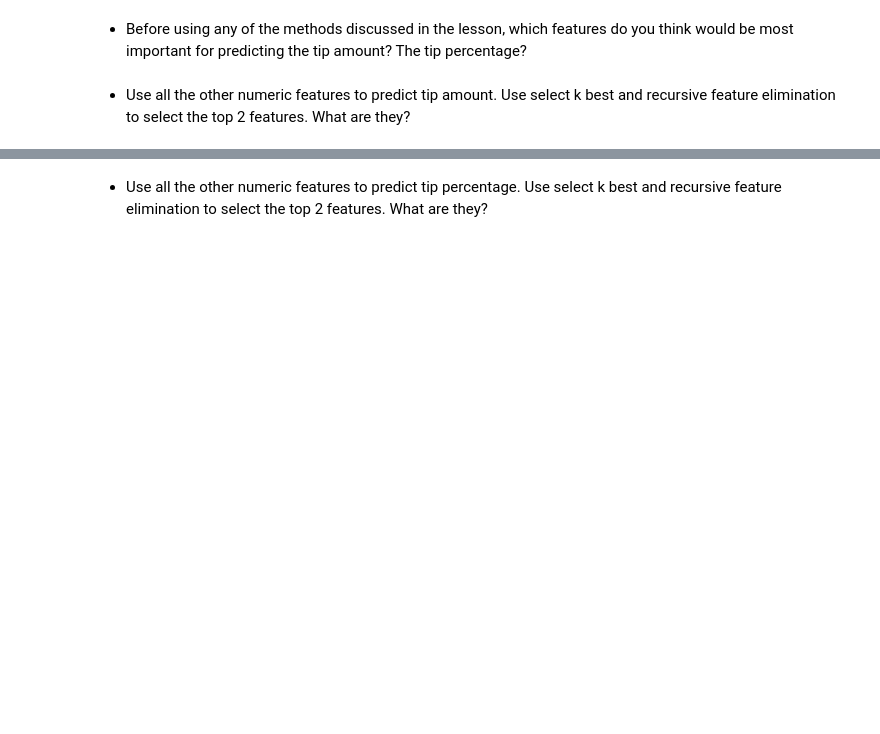
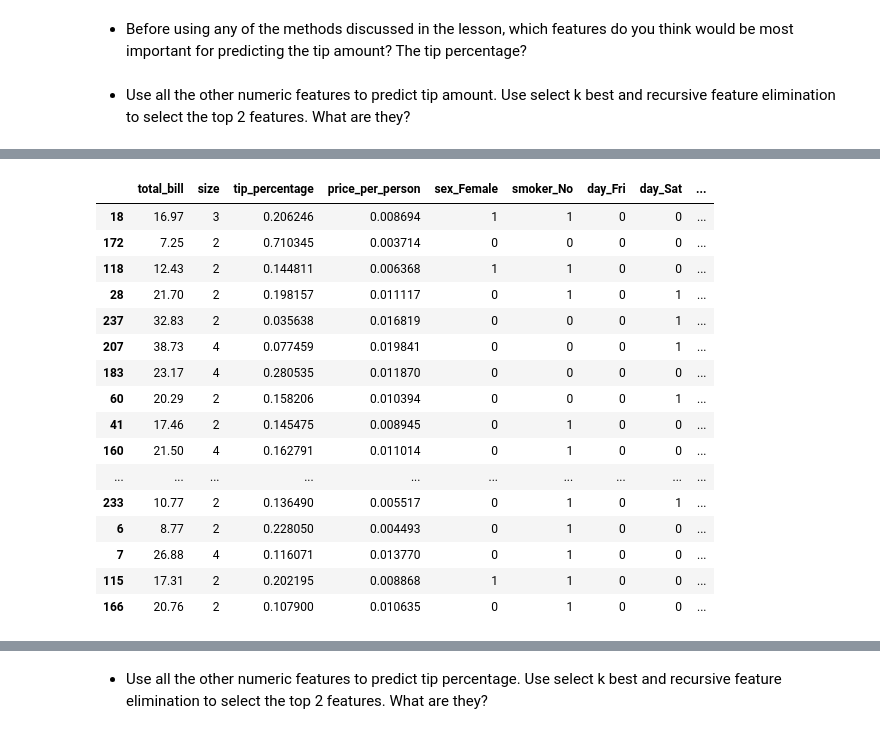
Before and after one commit to Ken-Alviola/regression-exercises, a Jupyter notebook: feature_engineering.ipynb, the cells around one changed output, grey strips where cells are left out. Cells and saved outputs as stored; diff of their text form; code cells hidden in the pictures; blank space fills up the shorter version.

```diff
--- a/feature_engineering.ipynb
+++ b/feature_engineering.ipynb
@@ -17,2 +39,5 @@ Do your work for this exercise in a jupyter notebook named feature_engineering w
 # %% [markdown]
  - Create a column named price_per_person. This should be the total bill divided by the party size.
+# %%
+tips['price_per_person'] = tips.total_bill / tips.size
+tips.head()
@@ -21,2 +55,39 @@ Do your work for this exercise in a jupyter notebook named feature_engineering w
 # %% [markdown]
  - Use all the other numeric features to predict tip amount. Use select k best and recursive feature elimination to    select the top 2 features. What are they?
+# %%
+from sklearn.model_selection import train_test_split
+from sklearn.preprocessing import MinMaxScaler
+def train_validate_test(df, target):
+    '''
+    this function takes in a dataframe and splits it into 3 samples,
+    a test, which is 20% of the entire dataframe,
+    a validate, which is 24% of the entire dataframe,
+    and a train, which is 56% of the entire dataframe.
+    It then splits each of the 3 samples into a dataframe with independent variables
+    and a series with the dependent, or target variable.
+    The function returns 3 dataframes and 3 series:
+    X_train (df) & y_train (series), X_validate & y_validate, X_test & y_test.
+    '''
+    # split df into test (20%) and train_validate (80%)
+    train_validate, test = train_test_split(df, test_size=.2, random_state=123)
+
+    # split train_validate off into train (70% of 80% = 56%) and validate (30% of 80% = 24%)
+    train, validate = train_test_split(train_validate, test_size=.3, random_state=123)
+
+
+    # split train into X (dataframe, drop target) & y (series, keep target only)
+    X_train = train.drop(columns=[target])
+    y_train = train[target]
+
+    # split validate into X (dataframe, drop target) & y (series, keep target only)
+    X_validate = validate.drop(columns=[target])
+    y_validate = validate[target]
+
+    # split test into X (dataframe, drop target) & y (series, keep target only)
+    X_test = test.drop(columns=[target])
+    y_test = test[target]
+
+    return X_train, y_train, X_validate, y_validate, X_test, y_test
+# %%
+X_train, y_train, X_validate, y_validate, X_test, y_test = train_validate_test(tips, 'tip' )
+X_train.head()
@@ -22,0 +101,22 @@ Do your work for this exercise in a jupyter notebook named feature_engineering w
+# %%
+object_cols = ['sex','smoker','day','time']
+X_train_encoded = pd.get_dummies(X_train, columns = object_cols, drop_first=True)
+X_train_encoded
+# %% [output]
+|  | total_bill | size | tip_percentage | price_per_person | sex_Female | smoker_No | day_Fri | day_Sat | ... |
+| 18 | 16.97 | 3 | 0.206246 | 0.008694 | 1 | 1 | 0 | 0 | ... |
+| 172 | 7.25 | 2 | 0.710345 | 0.003714 | 0 | 0 | 0 | 0 | ... |
+| 118 | 12.43 | 2 | 0.144811 | 0.006368 | 1 | 1 | 0 | 0 | ... |
+| 28 | 21.70 | 2 | 0.198157 | 0.011117 | 0 | 1 | 0 | 1 | ... |
+| 237 | 32.83 | 2 | 0.035638 | 0.016819 | 0 | 0 | 0 | 1 | ... |
+| 207 | 38.73 | 4 | 0.077459 | 0.019841 | 0 | 0 | 0 | 1 | ... |
+| 183 | 23.17 | 4 | 0.280535 | 0.011870 | 0 | 0 | 0 | 0 | ... |
+| 60 | 20.29 | 2 | 0.158206 | 0.010394 | 0 | 0 | 0 | 1 | ... |
+| 41 | 17.46 | 2 | 0.145475 | 0.008945 | 0 | 1 | 0 | 0 | ... |
+| 160 | 21.50 | 4 | 0.162791 | 0.011014 | 0 | 1 | 0 | 0 | ... |
+| ... | ... | ... | ... | ... | ... | ... | ... | ... | ... |
+| 233 | 10.77 | 2 | 0.136490 | 0.005517 | 0 | 1 | 0 | 1 | ... |
+| 6 | 8.77 | 2 | 0.228050 | 0.004493 | 0 | 1 | 0 | 0 | ... |
+| 7 | 26.88 | 4 | 0.116071 | 0.013770 | 0 | 1 | 0 | 0 | ... |
+| 115 | 17.31 | 2 | 0.202195 | 0.008868 | 1 | 1 | 0 | 0 | ... |
+| 166 | 20.76 | 2 | 0.107900 | 0.010635 | 0 | 1 | 0 | 0 | ... |
```
Also changed, not shown: parts of 24 cells of this notebook.
